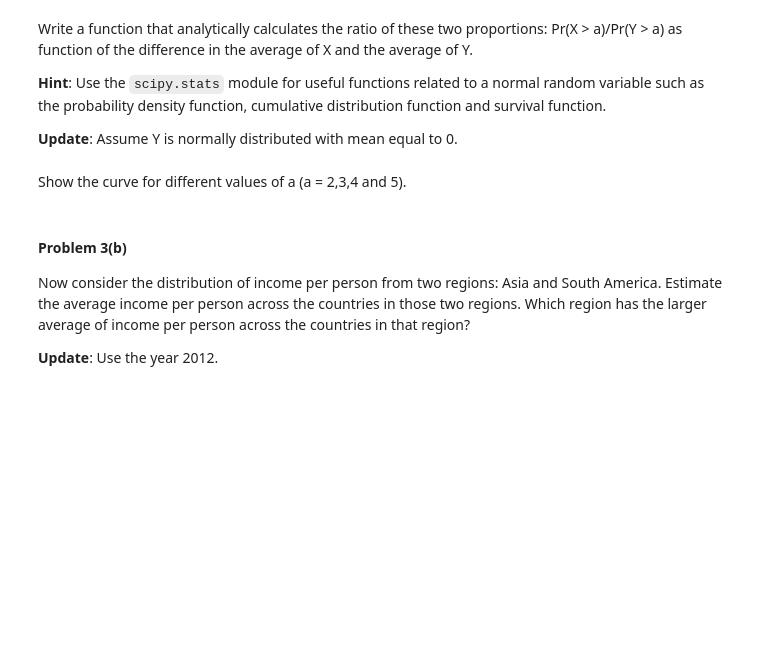
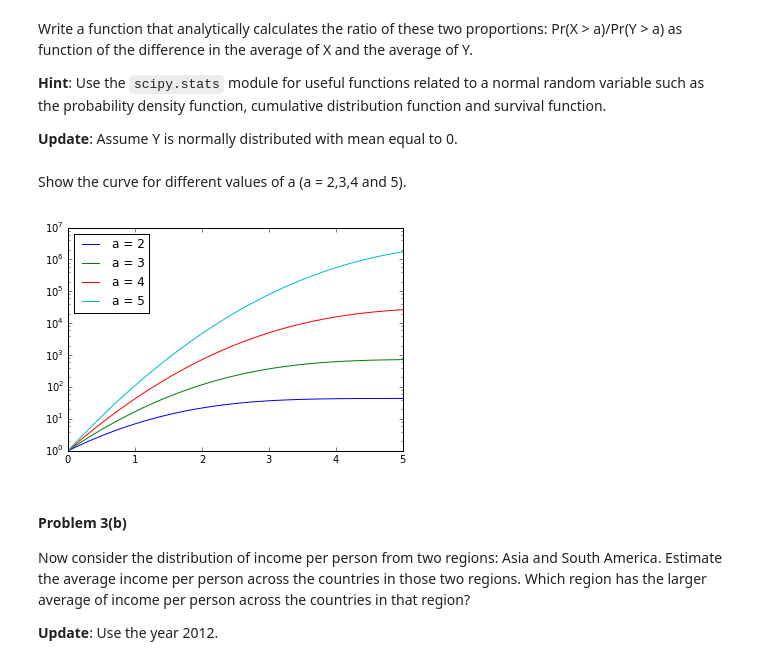
Before and after one commit to zchen1018/CS109-Harvard, a Jupyter notebook: Homework/HW1.ipynb, the cells around one changed output. Cells and saved outputs as stored; diff of their text form; code cells hidden in the pictures; blank space fills up the shorter version.

```diff
--- a/Homework/HW1.ipynb
+++ b/Homework/HW1.ipynb
@@ -301,3 +302,8 @@ Example
 >>> ratioNormals(diff = 1, a = 2)
 """
 #your code here
+import scipy.stats as stats
+def ratioNormals(diff, a):
+    Y = stats.norm(loc = 0, scale = 1)
+    X = stats.norm(loc = diff, scale = 1)
+    return X.sf(a) / Y.sf(a)
@@ -306,3 +310,15 @@ Example
+# %%
+#your code here
+diff_range = np.linspace(0, 5, 50)
+
+for a in range(2, 6):
+    ratios = [ratioNormals(diff, a) for diff in diff_range]
+    plt.plot(diff_range, ratios)
+
+plt.legend(["a = {}".format(a) for a in range(2,6)], loc=0)
+plt.yscale('log') # log scale
+# %% [output]
+[figure, added]
 # %% [markdown]
 #### Problem 3(b)
 
```
Also changed, not shown: parts of 2 cells of this notebook.
